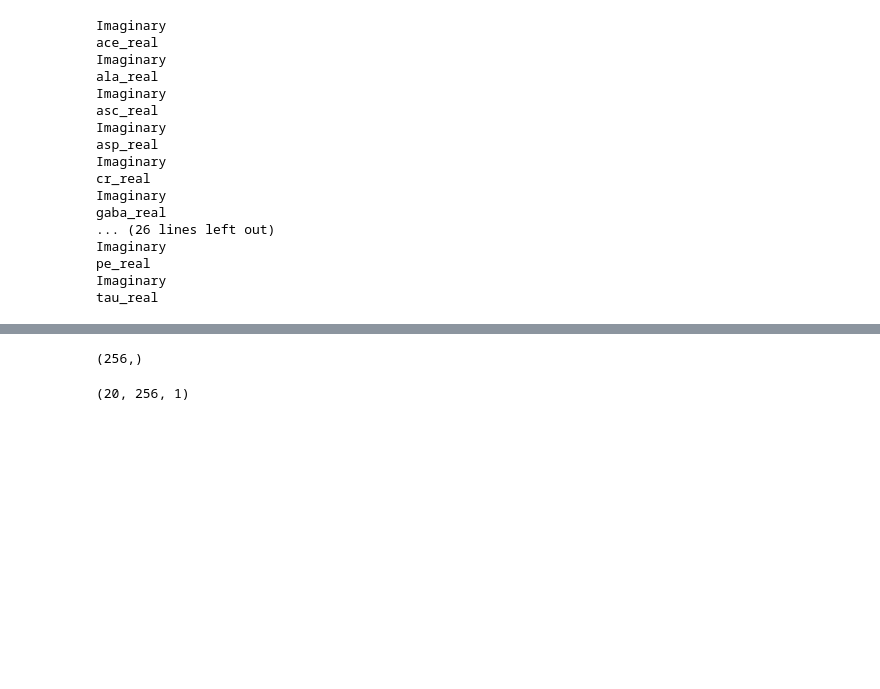
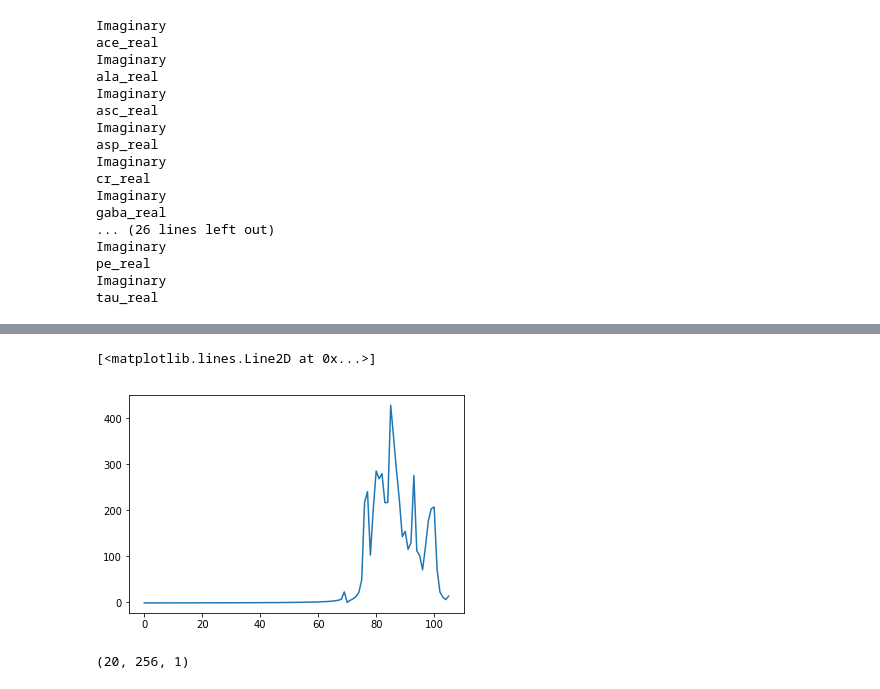
Before and after one commit to DrCod/MRS, a Jupyter notebook: notebooks/mrs_model.ipynb, the cells around one changed output, grey strips where cells are left out. Drawn from its saved outputs; the diff is of its cells as text; code cells hidden in the pictures; blank space fills up the shorter version.

```diff
--- a/notebooks/mrs_model.ipynb
+++ b/notebooks/mrs_model.ipynb
@@ -538,9 +527,10 @@ def distorted_signal():
     return (y_d)
 # %%
 y=distorted_signal()
-y.shape
+plt.plot(y[150:256])
 # %% [output]
-(256,)
+[<matplotlib.lines.Line2D at 0x...>]
+[figure, added]
 # %%
 from keras import backend as K
 K.set_image_dim_ordering('th')
```
Also changed, not shown: parts of 12 cells of this notebook, 1 other file.
